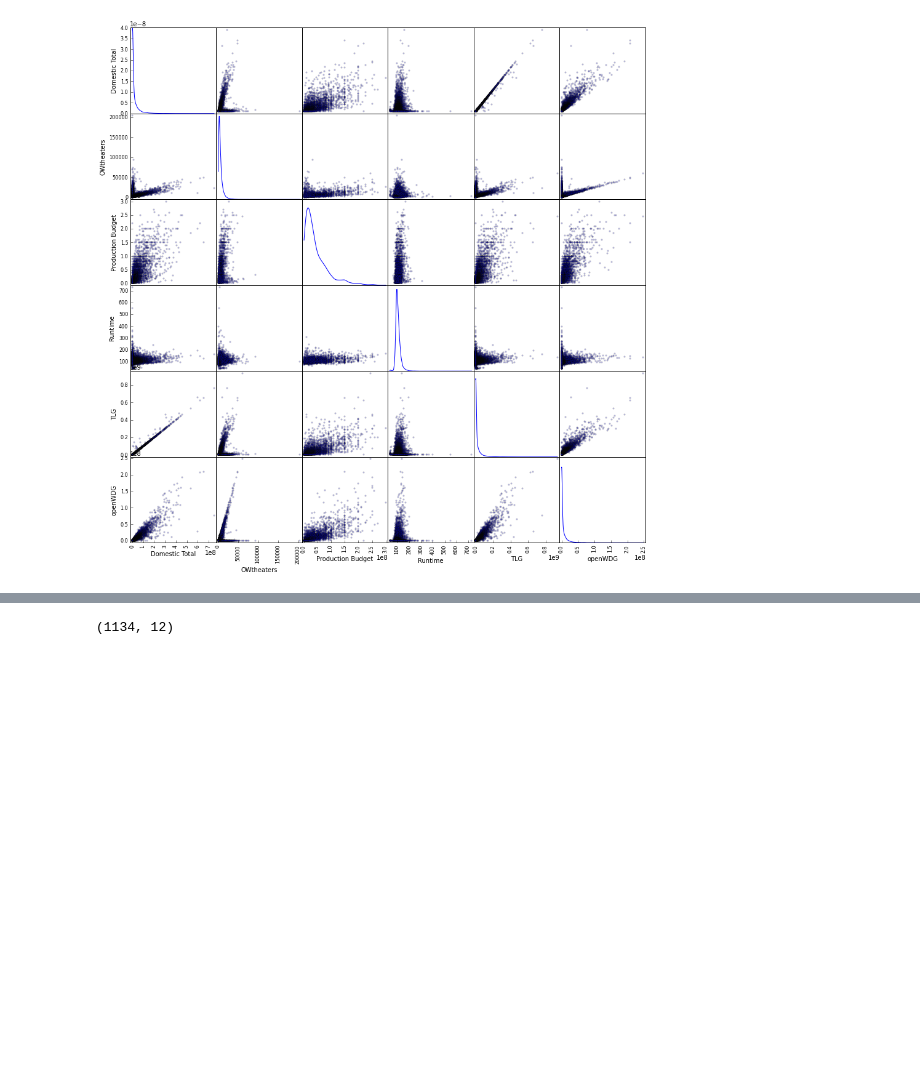
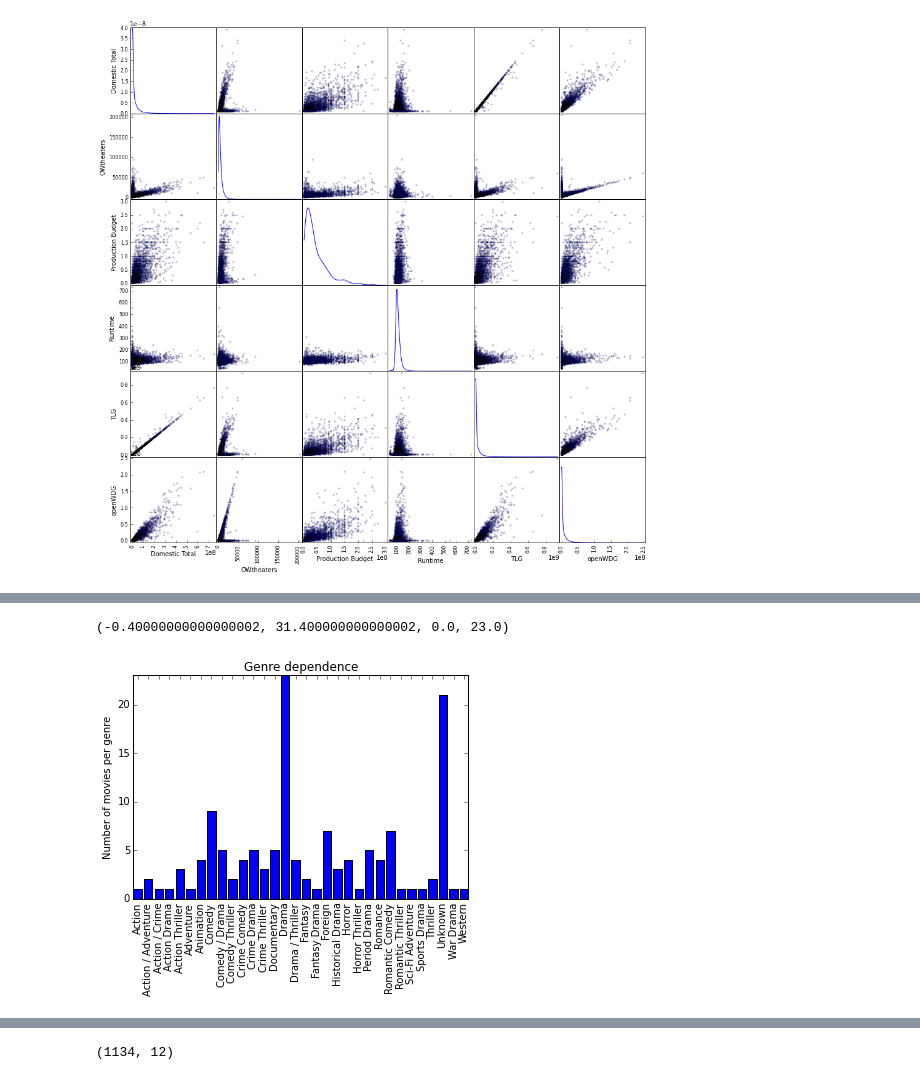
Before and after one commit to iwonapawel/WebScraping, a Jupyter notebook: profitability_analysis.ipynb, the cells around one changed output, grey strips where cells are left out. Cells and saved outputs as stored; diff of their text form; code cells hidden in the pictures; blank space fills up the shorter version.

```diff
--- a/profitability_analysis.ipynb
+++ b/profitability_analysis.ipynb
@@ -106,0 +207,12 @@ dtype: int64
+# %%
+# Genre dependece of movies with ~0 domestictotal (possibly no profit)
+low = df1[(df1['domestictotal'] <= 1.e6) & (np.log(df1['owtheaters']) > 0.8)].groupby('genre')
+plt.bar(range(len(low['title'].count().index)),low['title'].count(), align = 'center')
+plt.xticks(range(len(low['title'].count())),low['title'].count().index,rotation=90)
+plt.ylabel('Number of movies per genre')
+plt.title('Genre dependence')
+plt.axis('tight')
+# Spread all ove genre
+# %% [output]
+(-0.40000000000000002, 31.400000000000002, 0.0, 23.0)
+[figure, added]
```
Also changed, not shown: parts of 48 cells of this notebook.
